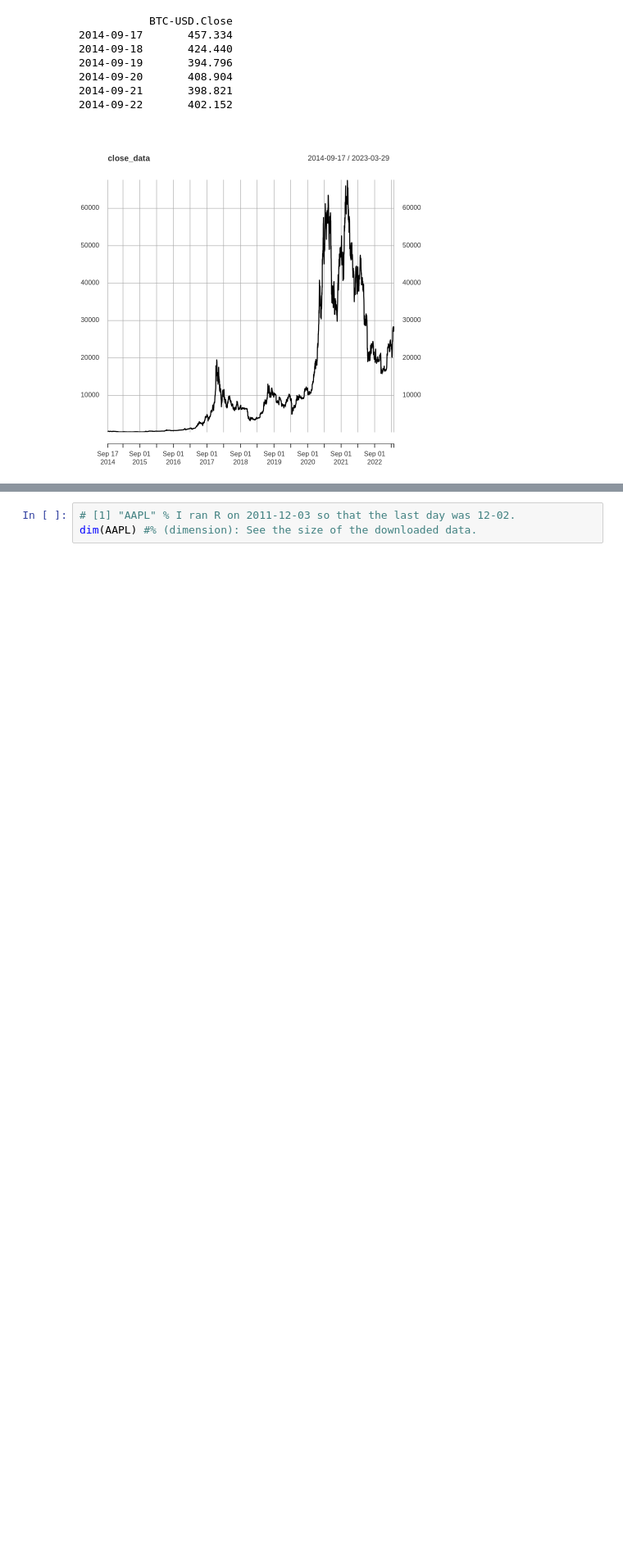
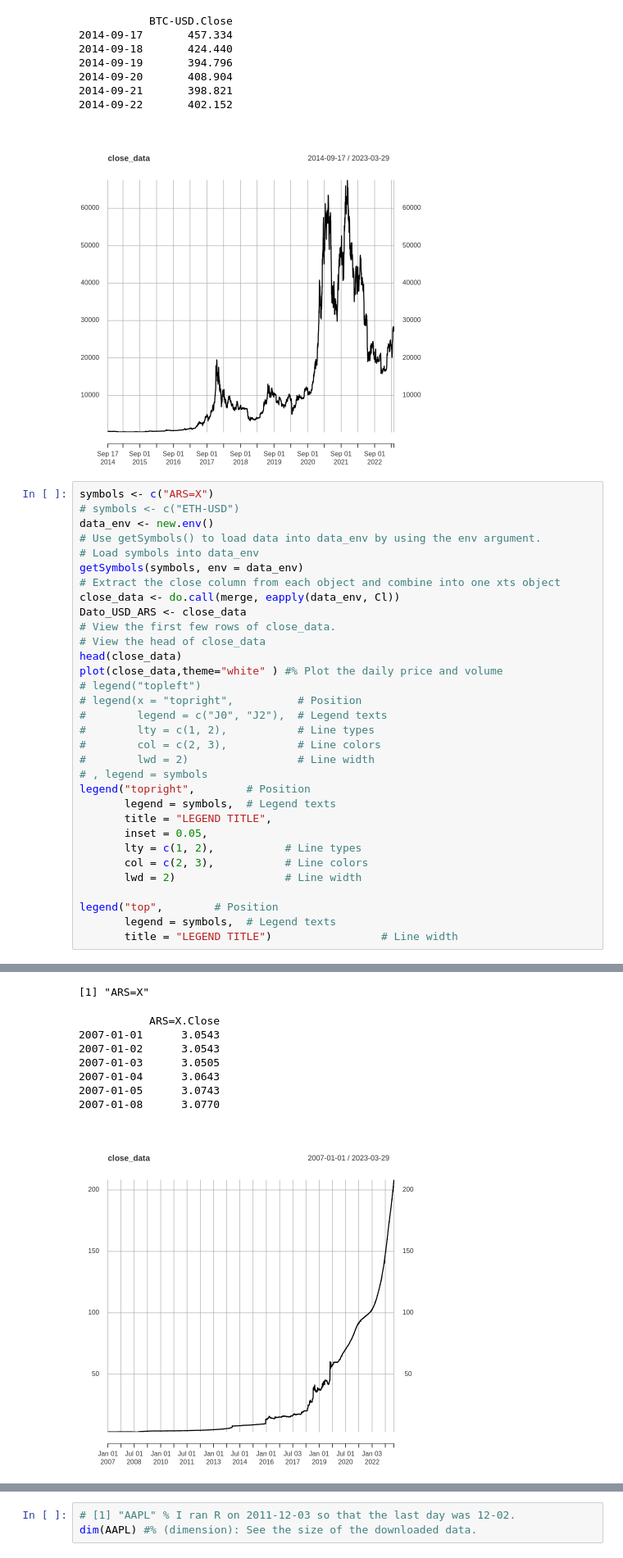
Before and after one commit to mateosardi/TPs_COA, a Jupyter notebook: SDC/Copia_de_Ejemplo_Libro_R_Finanzas.ipynb, the cells around one changed output, grey strips where cells are left out. Shown: that part at 82% size. Cells and saved outputs as stored; diff of their text form; blank space fills up the shorter version.

```diff
--- a/SDC/Copia_de_Ejemplo_Libro_R_Finanzas.ipynb
+++ b/SDC/Copia_de_Ejemplo_Libro_R_Finanzas.ipynb
@@ -245,3 +245,36 @@ legend("top",        # Position
 2014-09-21       398.821
 2014-09-22       402.152
 [figure]
+# %%
+symbols <- c("ARS=X")
+# symbols <- c("ETH-USD")
+data_env <- new.env()
+# Use getSymbols() to load data into data_env by using the env argument.
+# Load symbols into data_env
+getSymbols(symbols, env = data_env)
+# Extract the close column from each object and combine into one xts object
+close_data <- do.call(merge, eapply(data_env, Cl))
+Dato_USD_ARS <- close_data
+# View the first few rows of close_data.
+# View the head of close_data
+head(close_data)
+plot(close_data,theme="white" ) #% Plot the daily price and volume
+# legend("topleft")
+# legend(x = "topright",          # Position
+#        legend = c("J0", "J2"),  # Legend texts
+#        lty = c(1, 2),           # Line types
+#        col = c(2, 3),           # Line colors
+#        lwd = 2)                 # Line width
+# , legend = symbols
+legend("topright",        # Position
+       legend = symbols,  # Legend texts
+       title = "LEGEND TITLE",
+       inset = 0.05,
+       lty = c(1, 2),           # Line types
+       col = c(2, 3),           # Line colors
+       lwd = 2)                 # Line width
+
+legend("top",        # Position
+       legend = symbols,  # Legend texts
+       title = "LEGEND TITLE")                 # Line width
+# %% [output]
@@ -248,3 +283,12 @@ legend("top",        # Position
+[1] "ARS=X"
+           ARS=X.Close
+2007-01-01      3.0543
+2007-01-02      3.0543
+2007-01-03      3.0505
+2007-01-04      3.0643
+2007-01-05      3.0743
+2007-01-08      3.0770
+[figure, added]
 # %%
 # autoplot(melsyd[,"Economy.Class"]) +
 #   ggtitle("Economy class passengers: Melbourne-Sydney") +
```
Also changed, not shown: parts of 3 cells of this notebook.
